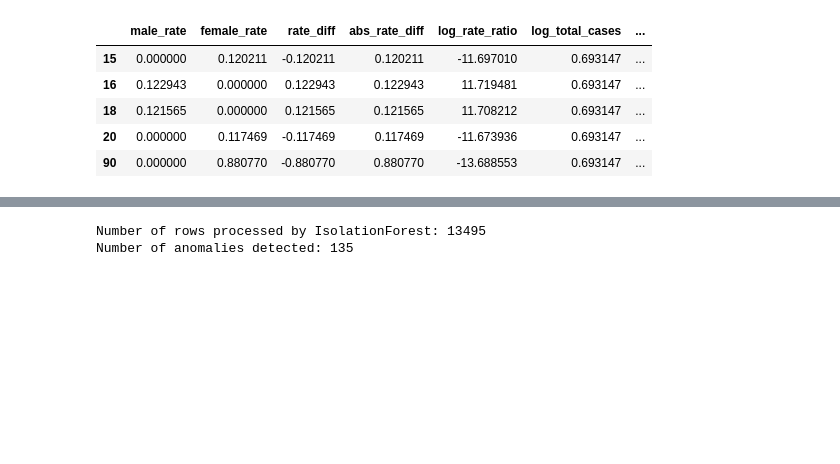
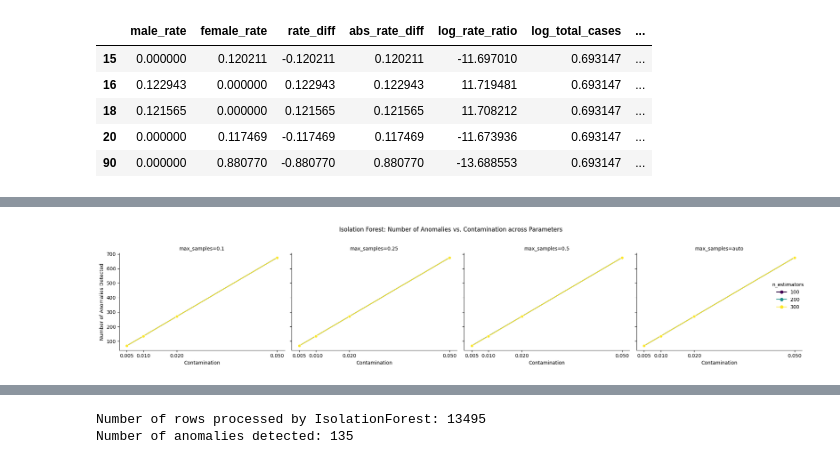
Before and after one commit to sarkriti/CSCE-676-Semester-Project, a Jupyter notebook: DataMiningProject_final.ipynb, the cells around one changed output, grey strips where cells are left out. Cells and saved outputs as stored; diff of their text form; code cells hidden in the pictures; blank space fills up the shorter version.

```diff
--- a/DataMiningProject_final.ipynb
+++ b/DataMiningProject_final.ipynb
@@ -77,0 +126,26 @@ This version runs Isolation Forest directly on `X_cleaned` without creating `X_s
+# %%
+import matplotlib.pyplot as plt
+import seaborn as sns
+
+# Convert max_samples to string if it's 'auto' for consistent plotting
+results_df_iforest['max_samples_str'] = results_df_iforest['max_samples'].astype(str)
+
+g = sns.relplot(
+    data=results_df_iforest,
+    x='contamination',
+    y='num_anomalies',
+    hue='n_estimators',
+    col='max_samples_str',
+    kind='line',
+    marker='o',
+    height=4, aspect=1.2,
+    palette='viridis'
+)
+g.set_axis_labels('Contamination', 'Number of Anomalies Detected')
+g.set_titles("max_samples={col_name}")
+g.fig.suptitle('Isolation Forest: Number of Anomalies vs. Contamination across Parameters', y=1.02)
+g.set(xticks=results_df_iforest['contamination'].unique()) # Set specific x-ticks
+plt.tight_layout()
+plt.show()
+# %% [output]
+[figure, added]
```
Also changed, not shown: parts of 29 cells of this notebook.
